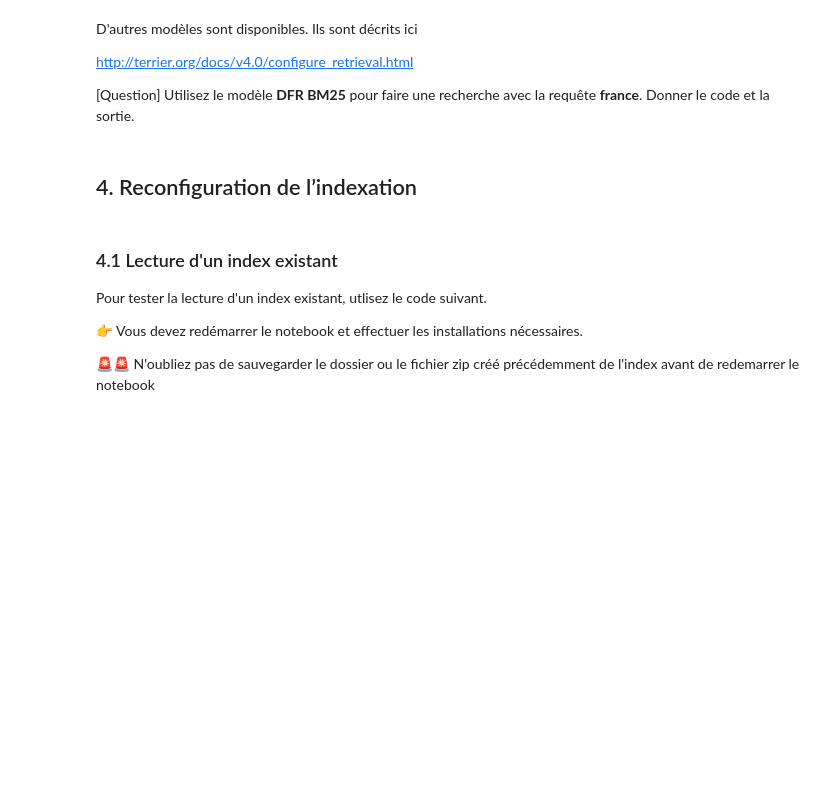
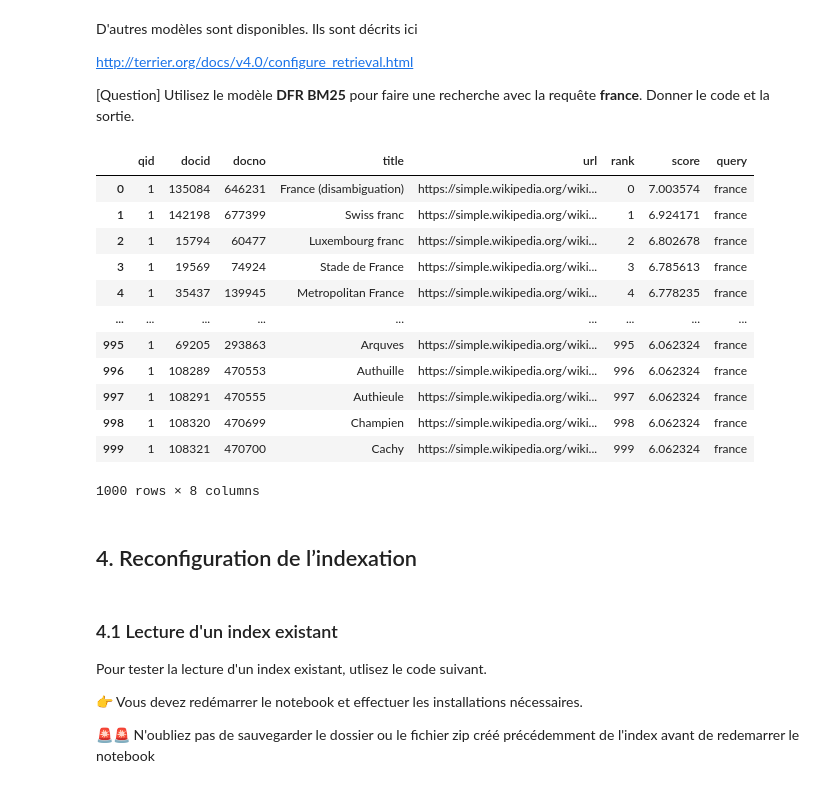
Before and after one commit to wadie999/master-notes, a Jupyter notebook: Information retrieval/M1IAFA_Pyterrier_TP1_2024.ipynb, the cells around one changed output. Saved outputs shown, nothing was run; the diff lists cells and outputs as text; code cells hidden in the pictures; blank space fills up the shorter version.

```diff
--- a/Information retrieval/M1IAFA_Pyterrier_TP1_2024.ipynb
+++ b/Information retrieval/M1IAFA_Pyterrier_TP1_2024.ipynb
@@ -119,3 +227,20 @@ http://terrier.org/docs/v4.0/configure_retrieval.html
+# %%
+#réponse
+pt.BatchRetrieve(indexref2, wmodel="BM25", metadata=["docno","title","url"]).search("france")
+# %% [output]
+|  | qid | docid | docno | title | url | rank | score | query |
+| 0 | 1 | 135084 | 646231 | France (disambiguation) | https://simple.wikipedia.org/wiki... | 0 | 7.003574 | france |
+| 1 | 1 | 142198 | 677399 | Swiss franc | https://simple.wikipedia.org/wiki... | 1 | 6.924171 | france |
+| 2 | 1 | 15794 | 60477 | Luxembourg franc | https://simple.wikipedia.org/wiki... | 2 | 6.802678 | france |
+| 3 | 1 | 19569 | 74924 | Stade de France | https://simple.wikipedia.org/wiki... | 3 | 6.785613 | france |
+| 4 | 1 | 35437 | 139945 | Metropolitan France | https://simple.wikipedia.org/wiki... | 4 | 6.778235 | france |
+| ... | ... | ... | ... | ... | ... | ... | ... | ... |
+| 995 | 1 | 69205 | 293863 | Arquves | https://simple.wikipedia.org/wiki... | 995 | 6.062324 | france |
+| 996 | 1 | 108289 | 470553 | Authuille | https://simple.wikipedia.org/wiki... | 996 | 6.062324 | france |
+| 997 | 1 | 108291 | 470555 | Authieule | https://simple.wikipedia.org/wiki... | 997 | 6.062324 | france |
+| 998 | 1 | 108320 | 470699 | Champien | https://simple.wikipedia.org/wiki... | 998 | 6.062324 | france |
+| 999 | 1 | 108321 | 470700 | Cachy | https://simple.wikipedia.org/wiki... | 999 | 6.062324 | france |
+1000 rows × 8 columns
 # %% [markdown]
 ## 4. Reconfiguration de l’indexation
 # %% [markdown]
```
Also changed, not shown: parts of 16 cells of this notebook, 12 other files.
